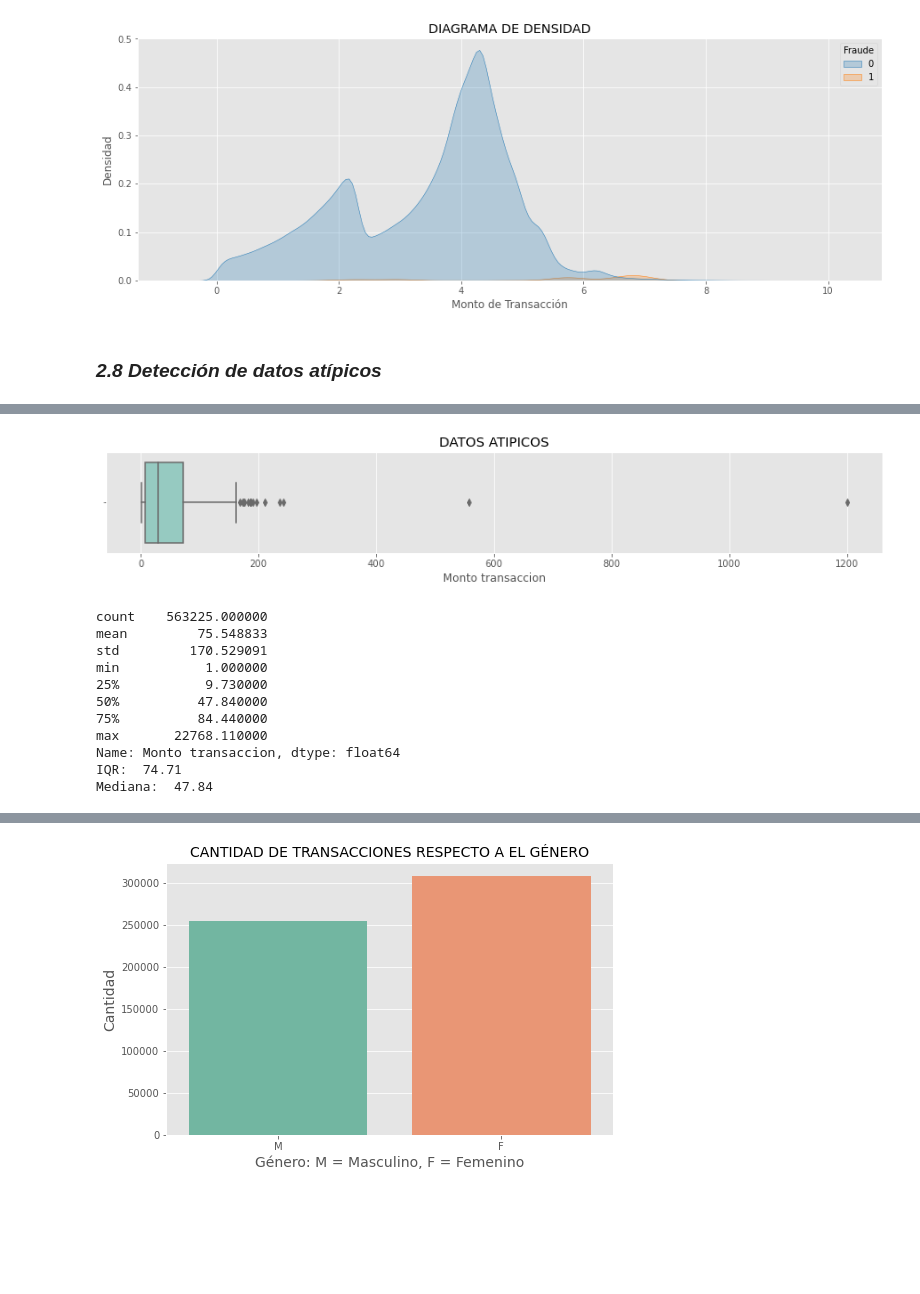
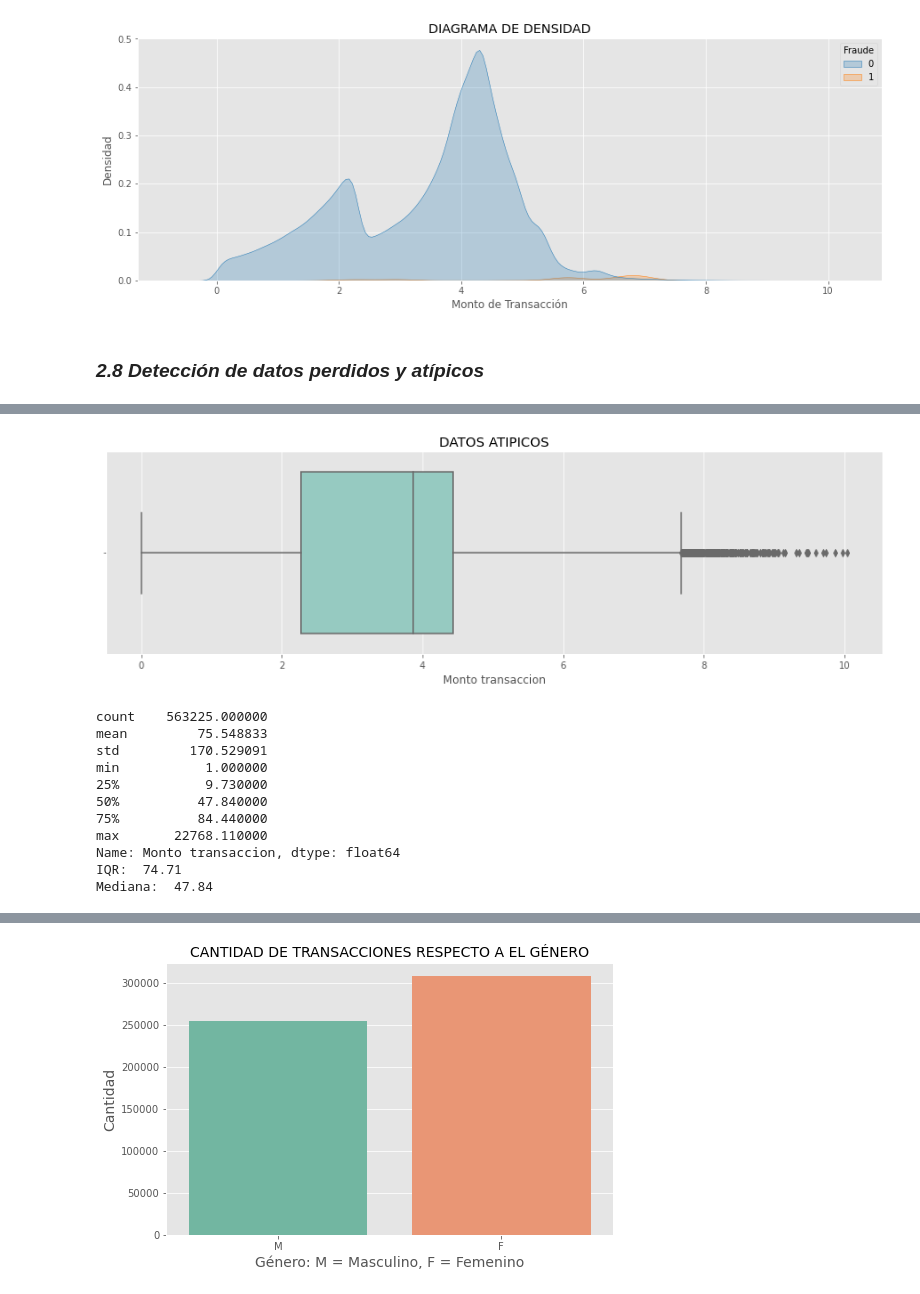
Before and after one commit to Bmez1/Proyecto_CD, a Jupyter notebook: Fraude.ipynb, the cells around one changed output, grey strips where cells are left out. Drawn from its saved outputs; the diff is of its cells as text; code cells hidden in the pictures; blank space fills up the shorter version.

Commit message:
Casi lista la preparación de los datos

```diff
--- a/Fraude.ipynb
+++ b/Fraude.ipynb
@@ -185,7 +185,7 @@ plt.show()
 # %% [output]
 [figure]
 # %% [markdown]
-### *2.8 Detección de datos atípicos*
+### *2.8 Detección de datos perdidos y atípicos*
 # %%
 #Detectando datos nulos
 data.isna().sum()
@@ -208,15 +208,15 @@ Longitud comerciante     0
 Fraude                   0
 dtype: int64
 # %%
-plt.figure(figsize=(15, 2))
+plt.figure(figsize=(15, 4))
 plt.title("DATOS ATIPICOS")
-ax = sb.boxplot(x = data['Monto transaccion'].head(300), orient="h", palette="Set3")
+ax = sb.boxplot(x = np.log(data['Monto transaccion']), orient="h", palette="Set3")
 plt.show()
 print(data['Monto transaccion'].describe())
 print("IQR: ", data['Monto transaccion'].quantile(0.75)-data['Monto transaccion'].quantile(0.25))
 print("Mediana: ", data['Monto transaccion'].median())
 # %% [output]
-[figure, old version]
+[figure, new version]
 count    563225.000000
 mean         75.548833
 std         170.529091
```
Also changed, not shown: parts of 31 cells of this notebook.
